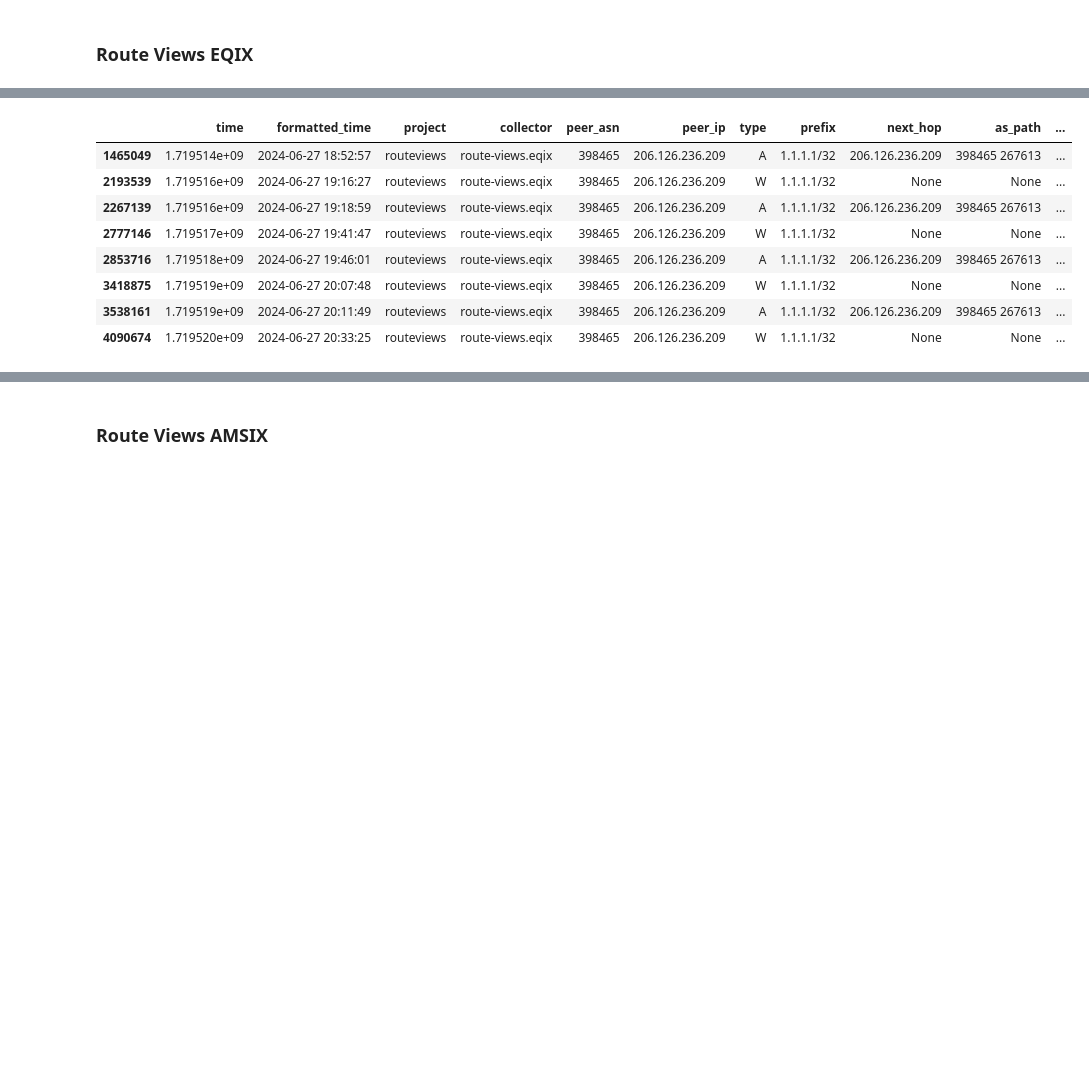
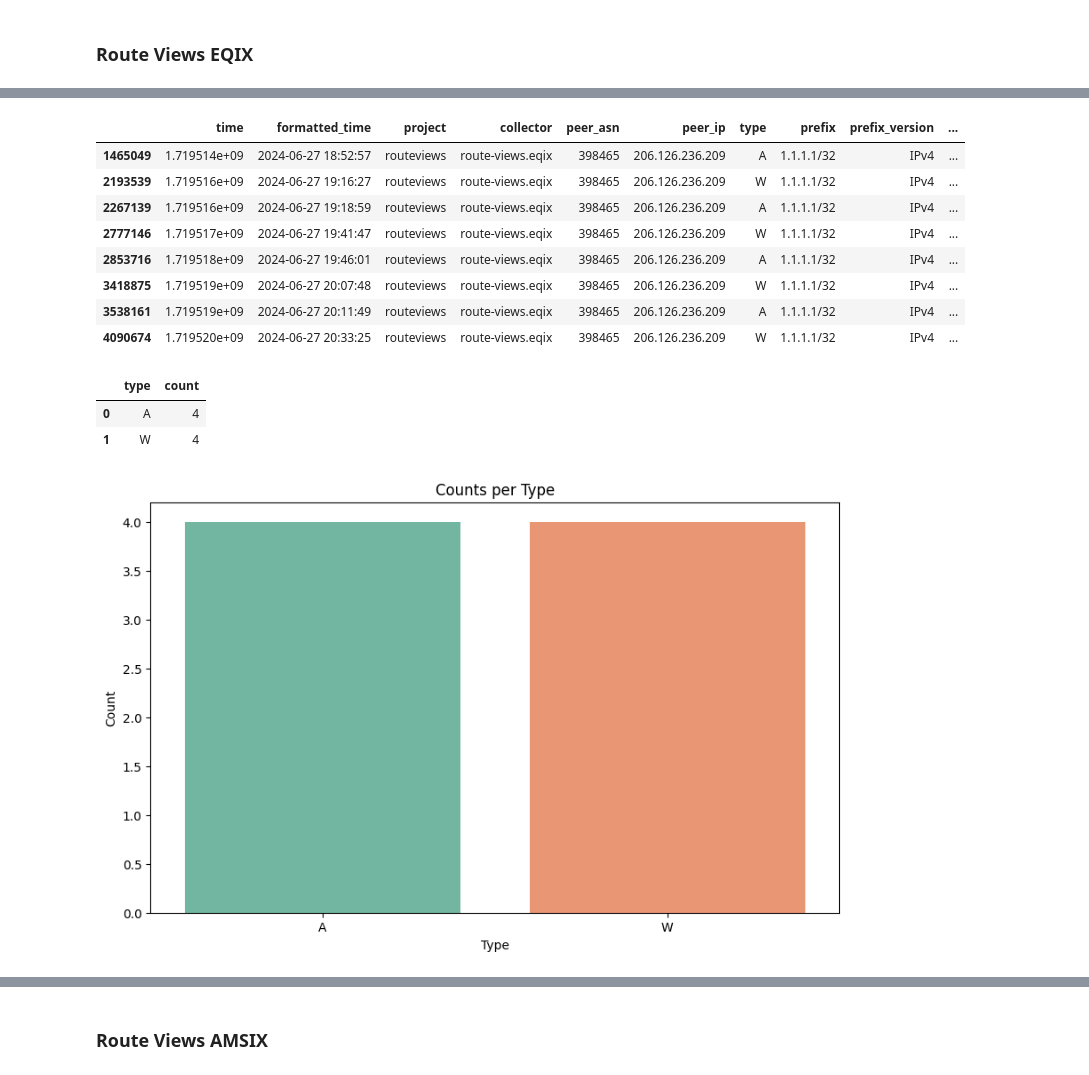
Before and after one commit to Proyecto-Integragor-Equipo-52/BGP-Hijacking-detection, a Jupyter notebook: notebooks/EDA_Chris.ipynb, the cells around one changed output, grey strips where cells are left out. Drawn from its saved outputs; the diff is of its cells as text; code cells hidden in the pictures; blank space fills up the shorter version.

```diff
--- a/notebooks/EDA_Chris.ipynb
+++ b/notebooks/EDA_Chris.ipynb
@@ -226,7 +253,7 @@ def add_as_path_length(df_: pd.DataFrame, columns: list):
 # %%
 #pd.set_option('display.max_rows', None) # Mostrar todas las filas cuando se imprime el dataframe
 # %%
-new_column_order = ['time', 'formatted_time', 'project', 'collector', 'peer_asn', 'peer_ip', 'type', 'prefix', 'next_hop', 'as_path', 'as_path_length', 'origin', 'local_pref', 'med', 'communities']
+new_column_order = ['time', 'formatted_time', 'project', 'collector', 'peer_asn', 'peer_ip', 'type', 'prefix', 'prefix_version', 'next_hop', 'as_path', 'as_path_length', 'origin', 'local_pref', 'med', 'communities']
 # %% [markdown]
 ### Route Views EQIX
 # %%
@@ -243,3 +270,6 @@ df_eqix.head(5)
 | 2 | 1.719511e+09 | routeviews | route-views.eqix | 3257 | 2001:504:0:2::3257:1 | A | 2a10:ccc7:9367::/48 | 2001:504:0:2::3257:1 | 3257 2914 2914 2914 20473 | None | ... |
 | 3 | 1.719511e+09 | routeviews | route-views.eqix | 6939 | 2001:504:0:2::6939:1 | A | 2c0f:fda8::/32 | 2001:504:0:2::6939:1 | 6939 37662 9498 36926 327708 3713... | None | ... |
 | 4 | 1.719511e+09 | routeviews | route-views.eqix | 41095 | 206.126.236.120 | W | 197.216.52.0/24 | None | None | None | ... |
+# %%
+df_eqix = add_prefix_version(df_eqix)
+df_eqix.head(5)
@@ -245,0 +285,5 @@ df_eqix.head(5)
+# %%
+df_eqix_ipv4 = filter_by_prefix_version(df=df_eqix,
+                                   prefix_version='IPv4',
+                                   prefix_version_column_name='prefix_version')
+df_eqix_ipv4.head(5)
@@ -289,4 +360,4 @@ display(eqix_null_stats)
 # %%
-df_eqix = add_as_path_length(df_eqix, new_column_order)
-df_eqix.head(5)
+df_eqix_ipv4 = add_as_path_length(df_eqix_ipv4, new_column_order)
+df_eqix_ipv4.head(5)
 # %% [output]
@@ -299,13 +370,20 @@ df_eqix.head(5)
 # %%
-df_eqix[df_eqix['prefix'].isin(['1.1.1.1/32','1.1.1.1/24'])]
+df_prefix_1 = df_eqix_ipv4[df_eqix_ipv4['prefix'].isin(['1.1.1.1/32','1.1.1.1/24'])]
+display(df_prefix_1)
+
+plot_counts_per_type(df_prefix_1)
 # %% [output]
-|  | time | formatted_time | project | collector | peer_asn | peer_ip | type | prefix | next_hop | as_path | ... |
-| 1465049 | 1.719514e+09 | 2024-06-27 18:52:57 | routeviews | route-views.eqix | 398465 | 206.126.236.209 | A | 1.1.1.1/32 | 206.126.236.209 | 398465 267613 | ... |
-| 2193539 | 1.719516e+09 | 2024-06-27 19:16:27 | routeviews | route-views.eqix | 398465 | 206.126.236.209 | W | 1.1.1.1/32 | None | None | ... |
-| 2267139 | 1.719516e+09 | 2024-06-27 19:18:59 | routeviews | route-views.eqix | 398465 | 206.126.236.209 | A | 1.1.1.1/32 | 206.126.236.209 | 398465 267613 | ... |
-| 2777146 | 1.719517e+09 | 2024-06-27 19:41:47 | routeviews | route-views.eqix | 398465 | 206.126.236.209 | W | 1.1.1.1/32 | None | None | ... |
-| 2853716 | 1.719518e+09 | 2024-06-27 19:46:01 | routeviews | route-views.eqix | 398465 | 206.126.236.209 | A | 1.1.1.1/32 | 206.126.236.209 | 398465 267613 | ... |
-| 3418875 | 1.719519e+09 | 2024-06-27 20:07:48 | routeviews | route-views.eqix | 398465 | 206.126.236.209 | W | 1.1.1.1/32 | None | None | ... |
-| 3538161 | 1.719519e+09 | 2024-06-27 20:11:49 | routeviews | route-views.eqix | 398465 | 206.126.236.209 | A | 1.1.1.1/32 | 206.126.236.209 | 398465 267613 | ... |
-| 4090674 | 1.719520e+09 | 2024-06-27 20:33:25 | routeviews | route-views.eqix | 398465 | 206.126.236.209 | W | 1.1.1.1/32 | None | None | ... |
+|  | time | formatted_time | project | collector | peer_asn | peer_ip | type | prefix | prefix_version | ... |
+| 1465049 | 1.719514e+09 | 2024-06-27 18:52:57 | routeviews | route-views.eqix | 398465 | 206.126.236.209 | A | 1.1.1.1/32 | IPv4 | ... |
+| 2193539 | 1.719516e+09 | 2024-06-27 19:16:27 | routeviews | route-views.eqix | 398465 | 206.126.236.209 | W | 1.1.1.1/32 | IPv4 | ... |
+| 2267139 | 1.719516e+09 | 2024-06-27 19:18:59 | routeviews | route-views.eqix | 398465 | 206.126.236.209 | A | 1.1.1.1/32 | IPv4 | ... |
+| 2777146 | 1.719517e+09 | 2024-06-27 19:41:47 | routeviews | route-views.eqix | 398465 | 206.126.236.209 | W | 1.1.1.1/32 | IPv4 | ... |
+| 2853716 | 1.719518e+09 | 2024-06-27 19:46:01 | routeviews | route-views.eqix | 398465 | 206.126.236.209 | A | 1.1.1.1/32 | IPv4 | ... |
+| 3418875 | 1.719519e+09 | 2024-06-27 20:07:48 | routeviews | route-views.eqix | 398465 | 206.126.236.209 | W | 1.1.1.1/32 | IPv4 | ... |
+| 3538161 | 1.719519e+09 | 2024-06-27 20:11:49 | routeviews | route-views.eqix | 398465 | 206.126.236.209 | A | 1.1.1.1/32 | IPv4 | ... |
+| 4090674 | 1.719520e+09 | 2024-06-27 20:33:25 | routeviews | route-views.eqix | 398465 | 206.126.236.209 | W | 1.1.1.1/32 | IPv4 | ... |
+|  | type | count |
+| 0 | A | 4 |
+| 1 | W | 4 |
+[figure, added]
 # %%
```
Also changed, not shown: parts of 33 cells of this notebook.
